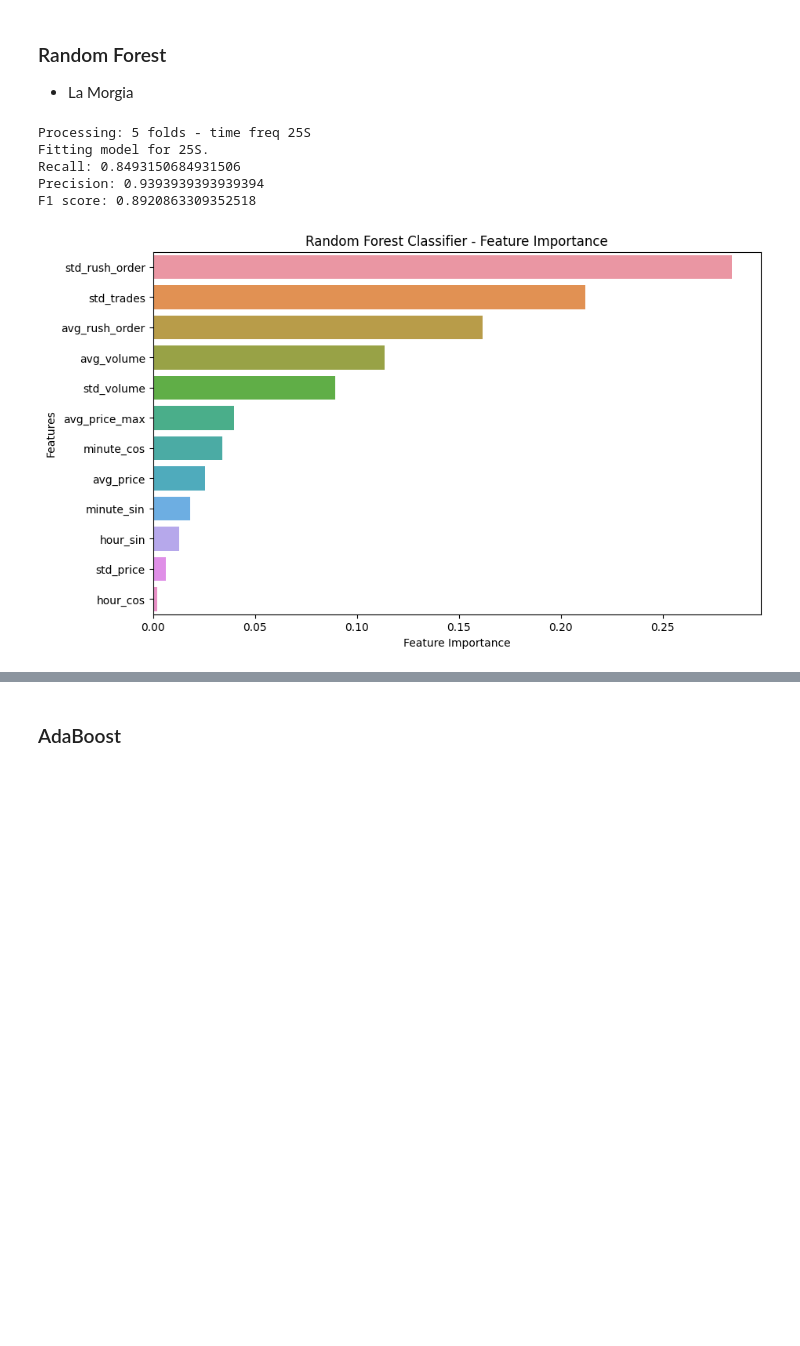
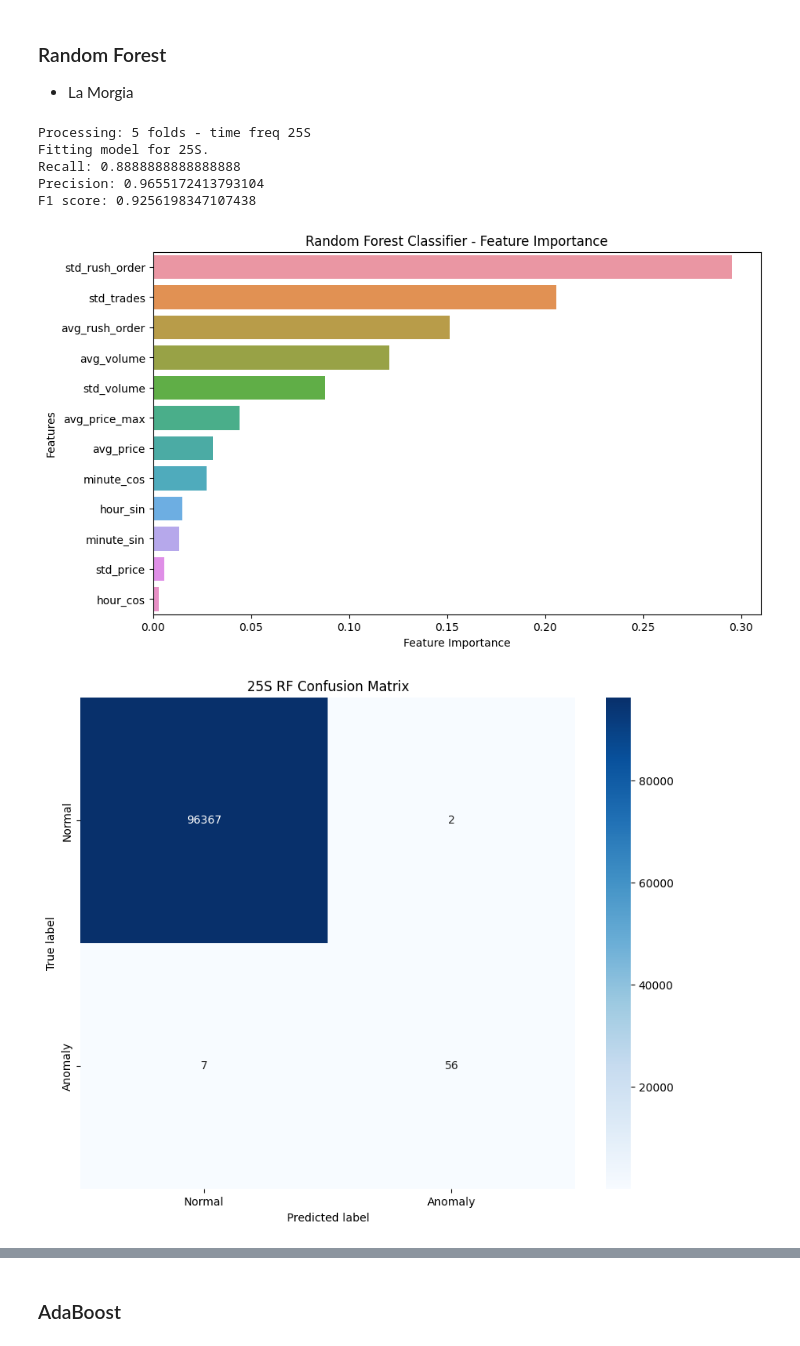
Before and after one commit to YuchaoZhang1229/Anomaly-Detection, a Jupyter notebook: RF+Adaboost.ipynb, the cells around one changed output, grey strips where cells are left out. Drawn from its saved outputs; the diff is of its cells as text; code cells hidden in the pictures; blank space fills up the shorter version.

```diff
--- a/RF+Adaboost.ipynb
+++ b/RF+Adaboost.ipynb
@@ -74,12 +74,21 @@ def RFclassifier(time_freq):
         print('Processing: {} folds - time freq {}'.format(n_fold, time_freq))
         y_pred = cross_val_predict(clf, X, Y.ravel(), cv=StratifiedKFold(n_splits=n_fold), n_jobs=processes)
         print(f'Fitting model for {time_freq}.')
-        X_train, X_test, Y_train, Y_test = train_test_split(X, Y.ravel(), train_size=0.8, random_state=2023)
+        X_train, X_test, Y_train, Y_test = train_test_split(X, Y.ravel(), train_size=0.8, random_state=2023, stratify=Y)
         clf.fit(X_train, Y_train)
         y_pred = clf.predict(X_test)
         print('Recall: {}'.format(recall_score(Y_test, y_pred)))
         print('Precision: {}'.format(precision_score(Y_test, y_pred)))
         print('F1 score: {}'.format(f1_score(Y_test, y_pred)))
+
+
+
+    # pr-curve with auc
+    precision, recall, thresholds = precision_recall_curve(Y_test, y_pred)
+    auc_score = auc(recall, precision)
+
+    # confusion matrix
+    confusion_matrix_ = confusion_matrix(Y_test, y_pred)
 
     if time_freq=='25S':
         # Get feature importances
@@ -96,18 +105,30 @@ def RFclassifier(time_freq):
         plt.ylabel('Features')
         plt.title('Random Forest Classifier - Feature Importance')
         plt.show()
+
+        # Confusion matrix
+        plt.figure(figsize=(10, 8))
+        confusion_matrix_25S = confusion_matrix(Y_test, y_pred)
+        plt.title('25S RF Confusion Matrix')
+        sns.heatmap(confusion_matrix_25S, annot=True, fmt="d", cmap=plt.cm.Blues, xticklabels=['Normal', 'Anomaly'], yticklabels=['Normal', 'Anomaly'])
+        plt.xlabel('Predicted label')
+        plt.ylabel('True label')
+        plt.show()
+
+    return precision, recall, auc_score, confusion_matrix_
 # %%
 start = datetime.datetime.now()
-RFclassifier(time_freq='25S')
-RFclassifier(time_freq='15S')
-RFclassifier(time_freq='5S')
+precision_25S, recall_25S, auc_score_25S, confusion_matrix_25S= RFclassifier(time_freq='25S')
+precision_15S, recall_15S, auc_score_15S, confusion_matrix_15S= RFclassifier(time_freq='15S')
+precision_5S, recall_5S, auc_score_5S, confusion_matrix_5S= RFclassifier(time_freq='5S')
 print(datetime.datetime.now() - start)
 # %% [output]
 Processing: 5 folds - time freq 25S
 Fitting model for 25S.
-Recall: 0.8493150684931506
-Precision: 0.9393939393939394
-F1 score: 0.8920863309352518
+Recall: 0.8888888888888888
+Precision: 0.9655172413793104
+F1 score: 0.9256198347107438
-[figure, old version]
+[figure, new version]
+[figure, added]
 Processing: 5 folds - time freq 15S
 Fitting model for 15S.
```
Also changed, not shown: parts of 5 cells of this notebook, 15 other files.
